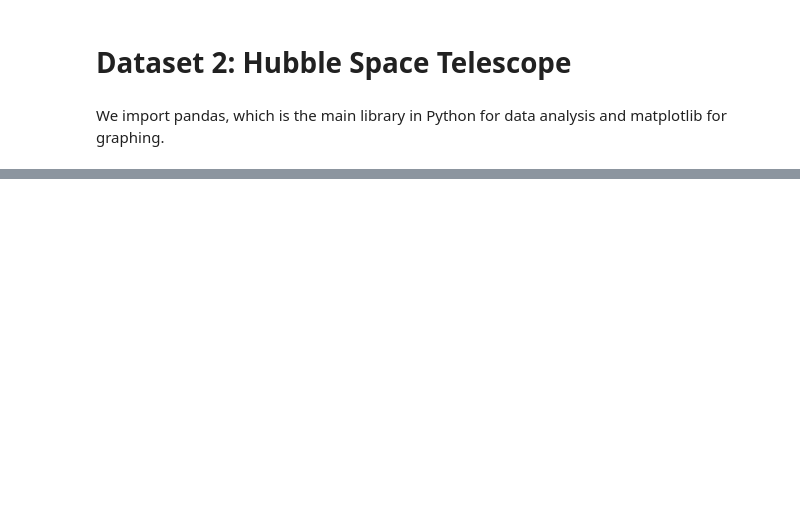
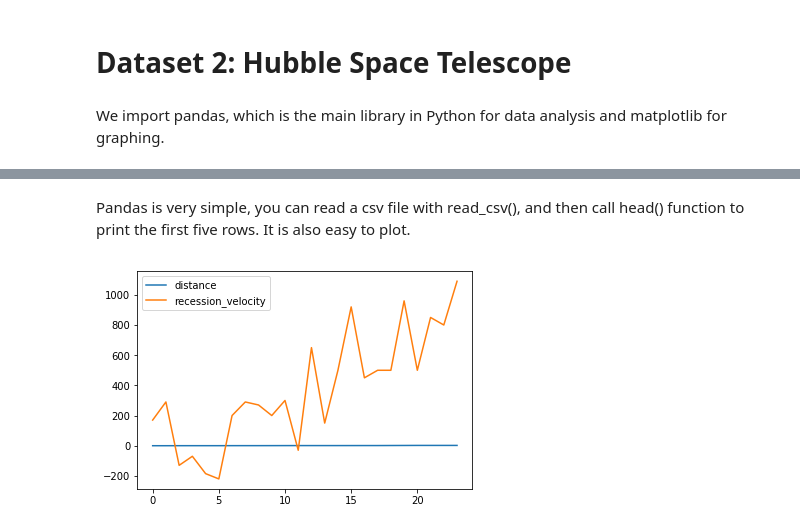
Before and after one commit to NurlanKhamzin/UIUC-iSchool-DataViz, a Jupyter notebook: week01/examples_week01.ipynb, the cells around one changed output, grey strips where cells are left out. Drawn from its saved outputs; the diff is of its cells as text; code cells hidden in the pictures; blank space fills up the shorter version.

```diff
--- a/week01/examples_week01.ipynb
+++ b/week01/examples_week01.ipynb
@@ -712,0 +720,7 @@ data.head()
+# %% [markdown]
+Pandas is very simple, you can read a csv file with read_csv(), and then call head() function to print the first five rows. It is also easy to plot.
+# %%
+data.plot()
+plt.show()
+# %% [output]
+[figure, added]
```
Also changed, not shown: parts of 2 cells of this notebook.
